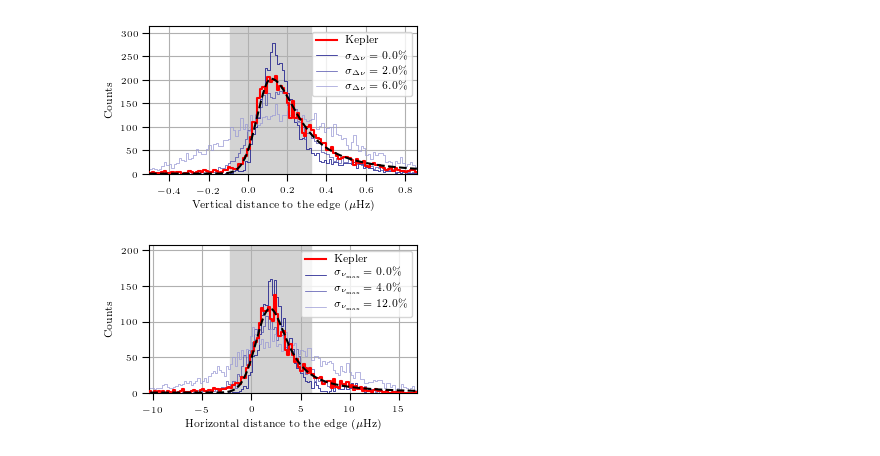
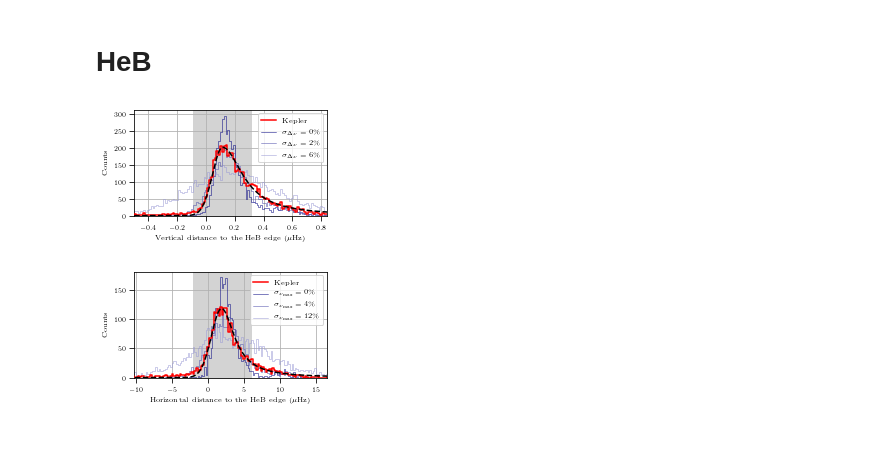
Before and after one commit to parallelpro/nike, a Jupyter notebook: paper_sharpness/(3-2) distribution.ipynb, the cells around one changed output. Saved outputs shown, nothing was run; the diff lists cells and outputs as text; code cells hidden in the pictures.

```diff
--- a/paper_sharpness/(3-2) distribution.ipynb
+++ b/paper_sharpness/(3-2) distribution.ipynb
@@ -1,6 +1,8 @@
 # %%
 %run setup.py
 %config IPython.matplotlib.backend = "retina"
+# %% [markdown]
+# HeB
 # %%
 def plot_model(distance, variable, tck_obs, tp_obs, xobs, yobs, xedge_obs, yedge_obs,
             tck_pdv, tp_pdv, xpdv, ypdv, xedge_pdv, yedge_pdv, filename, scatters, xtitle):
@@ -84,7 +86,7 @@ def plot_model(distance, variable, tck_obs, tp_obs, xobs, yobs, xedge_obs, yedge
 
         obj_fit = distfit(hdist_fit, hist_model, bins=obj_obs.bins)
         obj_fit.fit(ifmcmc=False)
-        str_scatter = "{:0.1f}\%".format(scatters[i]*100)
+        str_scatter = "{:0.0f}\%".format(scatters[i]*100)
         label = "$\\sigma_{"+variable+"}="+str_scatter+"$" #"$r_{"+variable+"}=0$,
         axes[0].step(obj_fit.histx, obj_fit.histy, **{"color":colors[i], "label":label, "linewidth":0.5})
 
@@ -105,39 +107,39 @@ def plot_model(distance, variable, tck_obs, tp_obs, xobs, yobs, xedge_obs, yedge
     plt.savefig(overleaf_path+filename)
     # plt.close()
 # %%
-yu = np.load(work_path+'sample/yu/yu18.npy',allow_pickle=True).tolist()
-edge = np.load(work_path+'sample/yu/tnu_edge_samples.npy')
-tck_obs, tp_obs = np.load(work_path+"sample/yu/nike_spline_tck.npy", allow_pickle=True)
+yu = np.load(work_path+'sample/heb/yu/yu18.npy',allow_pickle=True).tolist()
+edge = np.load(work_path+'sample/heb/yu/tnu_edge_samples.npy')
+tck_obs, tp_obs = np.load(work_path+"sample/heb/yu/nike_spline_tck.npy", allow_pickle=True)
 xobs, yobs = yu["numax"], yu["dnu"]
 xedge_obs, yedge_obs = edge[:,0], edge[:,1]
 
-pdv = np.load(work_path+'sample/padova/padova.npy',allow_pickle=True).tolist()
-edge = np.load(work_path+'sample/padova/tnu_edge_samples.npy')
-tck_pdv, tp_pdv = np.load(work_path+'sample/padova/nike_spline_tck.npy', allow_pickle=True)
+pdv = np.load(work_path+'sample/heb/padova/padova.npy',allow_pickle=True).tolist()
+edge = np.load(work_path+'sample/heb/padova/tnu_edge_samples.npy')
+tck_pdv, tp_pdv = np.load(work_path+'sample/heb/padova/nike_spline_tck.npy', allow_pickle=True)
 xpdv, ypdv = pdv["numax"], pdv["dnu"]
 xedge_pdv, yedge_pdv = edge[:,0], edge[:,1]
 
 from lib.histdist import distance_to_edge, distfit, model6, reduce_samples
 diagram = "tnu"
 hist_model = model6()
 
 
 distance = "vertical"
 variable = "\Delta\\nu"
-filename = "model_hist_dnu.pdf"
-xtitle = "Vertical distance to the edge ($\\mu$Hz)"
+filename = "hist_heb_dnu.pdf"
+xtitle = "Vertical distance to the HeB edge ($\\mu$Hz)"
 scatters = [0, 0.02, 0.06]
 plot_model(distance, variable, tck_obs, tp_obs, xobs, yobs, xedge_obs, yedge_obs,
             tck_pdv, tp_pdv, xpdv, ypdv, xedge_pdv, yedge_pdv, filename, scatters, xtitle)
 
 distance = "horizontal"
 variable = "\\nu_{\\rm max}"
-filename = "model_hist_numax.pdf"
-xtitle = "Horizontal distance to the edge ($\\mu$Hz)"
+filename = "hist_heb_numax.pdf"
+xtitle = "Horizontal distance to the HeB edge ($\\mu$Hz)"
 scatters = [0, 0.04, 0.12]
 plot_model(distance, variable, tck_obs, tp_obs, xobs, yobs, xedge_obs, yedge_obs,
             tck_pdv, tp_pdv, xpdv, ypdv, xedge_pdv, yedge_pdv, filename, scatters, xtitle)
 # %% [output]
-[figure, old version]
+[figure, new version]
-[figure, old version]
+[figure, new version]
 # %%
```
Also changed, not shown: parts of 4 cells of this notebook, 13 other files.
